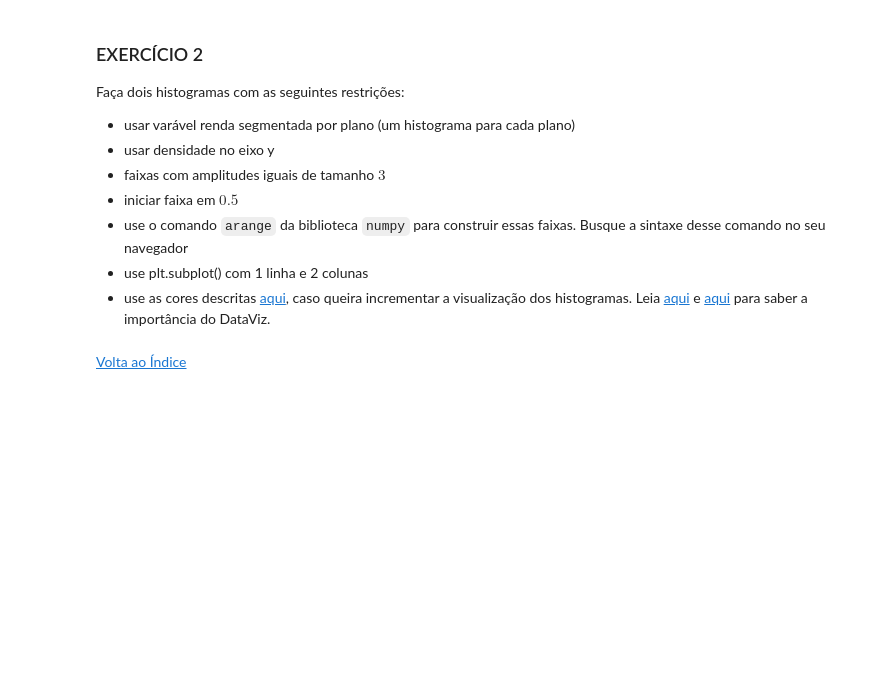
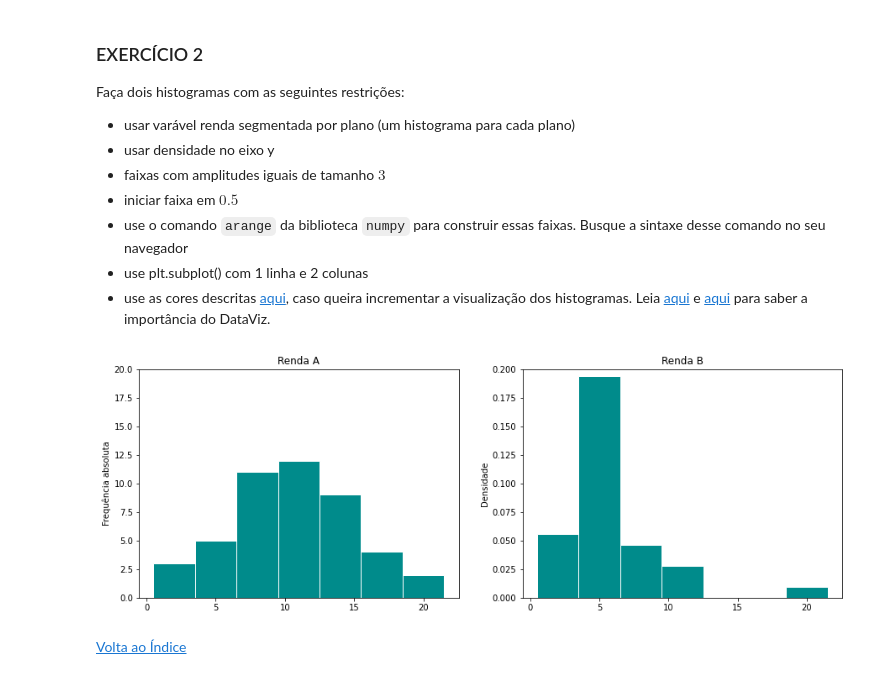
Before and after one commit to LucasLeviVaz/CD22-2, a Jupyter notebook: aula04/Aula04_Atividade_ExplorandoVariáveisQuantitativas_TV.ipynb, the cells around one changed output. Drawn from its saved outputs; the diff is of its cells as text; code cells hidden in the pictures; blank space fills up the shorter version.

```diff
--- a/aula04/Aula04_Atividade_ExplorandoVariáveisQuantitativas_TV.ipynb
+++ b/aula04/Aula04_Atividade_ExplorandoVariáveisQuantitativas_TV.ipynb
@@ -384,2 +382,22 @@ from numpy import arange
+# %%
+faixa = arange(0.5,22,3)
+
+plt.figure(figsize=(15, 5))
+
+plt.subplot(121)
+plt.hist(renda_a, bins=faixa, color='darkcyan', edgecolor='white')
+plt.title('Renda A')
+plt.ylabel('Frequência absoluta')
+plt.ylim(0, 20)
+
+plt.subplot(122)
+plt.hist(renda_b, bins=faixa, color='darkcyan', edgecolor='white', density=True)
+plt.title('Renda B')
+plt.ylabel('Densidade')
+plt.ylim(0, 0.2)
+
+plt.show()
+# %% [output]
+[figure, added]
 # %% [markdown]
 [Volta ao Índice](#indice)
```
Also changed, not shown: parts of 4 cells of this notebook.
